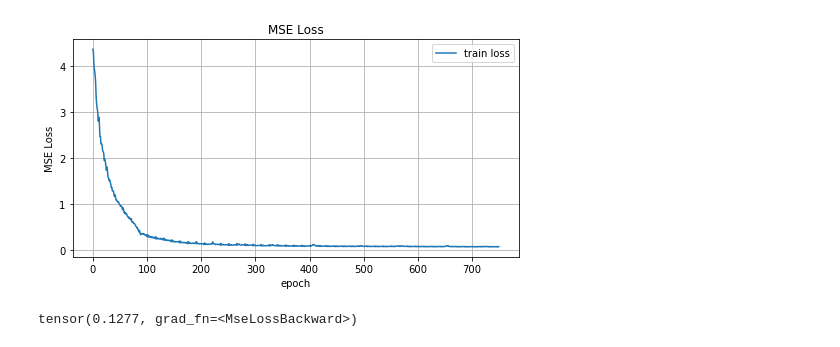
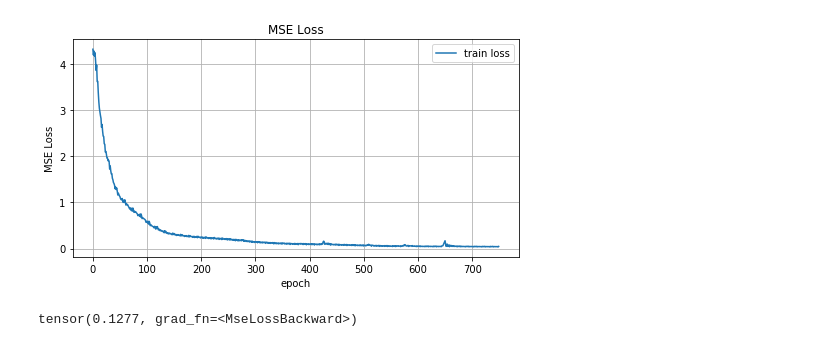
Before and after one commit to MoonL1ght/ML-Things, a Jupyter notebook: DS/autoencoder/autoenc_pytorch_test.ipynb, the cells around one changed output. Cells and saved outputs as stored; diff of their text form; code cells hidden in the pictures.

```diff
--- a/DS/autoencoder/autoenc_pytorch_test.ipynb
+++ b/DS/autoencoder/autoenc_pytorch_test.ipynb
@@ -21,15 +21,15 @@ DIM = 10
 class Net(nn.Module):
     def __init__(self, input_dim=DIM, out_dim=DIM):
         super(Net, self).__init__()
-        self.h1 = nn.Linear(input_dim, 15)
-        self.h2 = nn.Linear(15, 10)
-        self.h3 = nn.Linear(10, 15)
-        self.logit = nn.Linear(15, out_dim)
+        self.h1 = nn.Linear(input_dim, 12)
+        self.h2 = nn.Linear(12, 8)
+        self.h3 = nn.Linear(8, 12)
+        self.logit = nn.Linear(12, out_dim)
 
     def forward(self, x):
-        x = torch.relu(self.h1(x))
+        x = self.h1(x)
         x = torch.relu(self.h2(x))
-        x = torch.relu(self.h3(x))
+        x = self.h3(x)
         x = self.logit(x)
         return x
 
@@ -48,7 +48,7 @@ def fetch_batch(x, y, batch_index, batch_size):
     else:
         return x_batch
 # %%
-def train(net, x_train, epoches=50, lr=0.01):
+def train(net, x_train, epoches=50, lr=0.1):
     criterion = nn.MSELoss()
     optimizer = optim.Adam(net.parameters(), lr=lr)
 
@@ -58,6 +58,7 @@ def train(net, x_train, epoches=50, lr=0.01):
     print(n_batches)
     train_losses = []
     for i in range(N_EPOCHES):
+        np.random.shuffle(x_train)
         y_train = x_train
         for bi in range(n_batches):
             x_batch, y_batch = fetch_batch(x_train, y_train, bi, BS)
@@ -102,6 +152,6 @@ test_gen_data()
 # %%
 net = Net()
-x, y = gen_data(30000, DIM, prop=0.99)
+x, y = gen_data(30000, DIM, prop=0.9)
 x_train, x_test, y_train, y_test = train_test_split(x, y, test_size=0.5, random_state=42)
 train_losses = train(net, x_train.astype(np.float32))
 fig = plt.figure(figsize=(8, 4))
@@ -118,4 +168,4 @@ Epoch: 49 Iter: 0 train loss: 0.06891
-[figure, old version]
+[figure, new version]
 # %%
 x_train_var = Variable(torch.from_numpy(x_test.astype(np.float32)[:1]))
 y_train_var = Variable(torch.from_numpy(x_test.astype(np.float32)[:1]))
```
Also changed, not shown: parts of 6 cells of this notebook, 1 other file.
